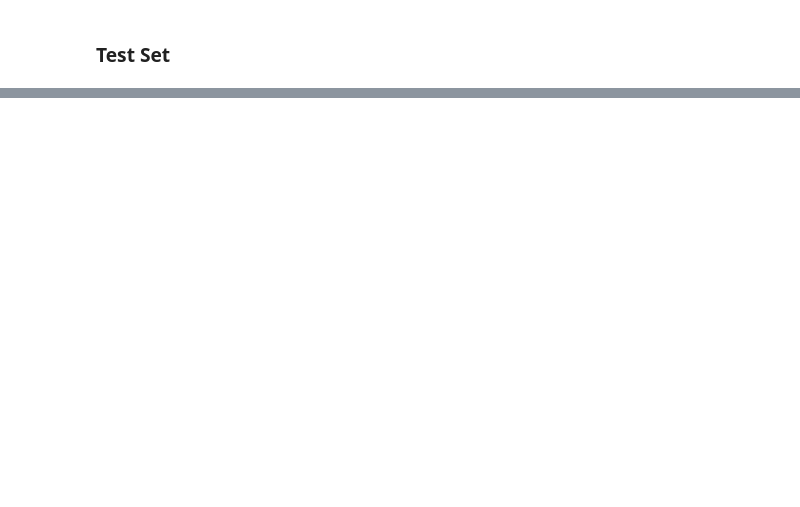
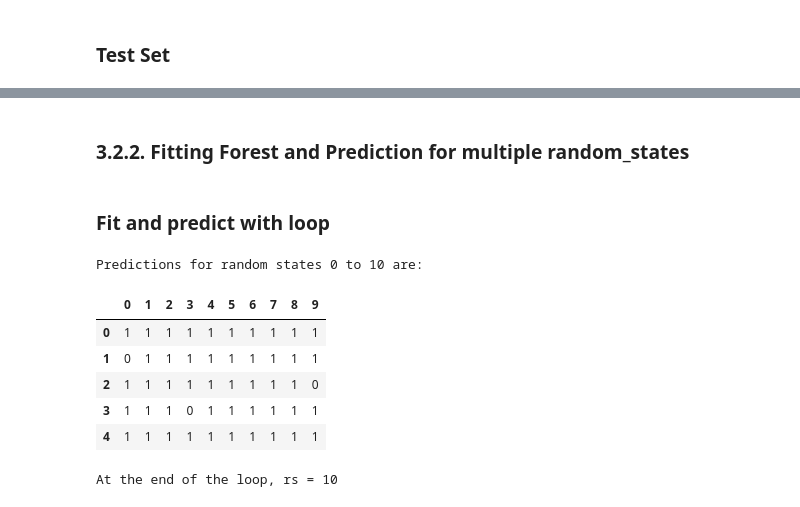
Before and after one commit to mathiasluethi/Machine_Learning_in_Finance_Group_Project, a Jupyter notebook: 3b_prediction_randomforest_-optional-_.ipynb, the cells around one changed output, grey strips where cells are left out. Drawn from its saved outputs; the diff is of its cells as text; code cells hidden in the pictures; blank space fills up the shorter version.

```diff
--- a/3b_prediction_randomforest_-optional-_.ipynb
+++ b/3b_prediction_randomforest_-optional-_.ipynb
@@ -281,0 +335,47 @@ Response Vector y (Test) after Feature Selection:
+# %% [markdown]
+### 3.2.2. Fitting Forest and Prediction for multiple random_states
+# %% [markdown]
+### Fit and predict with loop
+# %%
+# Define Variables
+if VERSION == 1 or VERSION == 2:
+    feature_train = X_train
+    feature_test = X_test
+    response_train = y_train
+    response_test = y_test
+else:
+    feature_train = X_train_s
+    feature_test = X_test_s
+    response_train = y_train_s
+    response_test = y_test_s
+
+# rs = first random state we choose
+# m = number of random states we want to have tried out and the number of predictions we want to make
+rs = 0
+m = 10
+
+df_prediction = pd.DataFrame()
+
+# Loop until random_state = rs = 10
+while rs < m:
+    forest = RandomForestClassifier(random_state = rs)
+    forest.max_depth = 6
+    forest.fit(feature_train, response_train)
+    df_prediction[rs] = forest.predict(feature_test)
+    rs += 1
+
+print('Predictions for random states 0 to 10 are: '+'\n')
+display(df_prediction.head())
+print("")
+print('At the end of the loop, rs = ' + str(rs))
+
+del rs, m
+# %% [output]
+Predictions for random states 0 to 10 are:
+|  | 0 | 1 | 2 | 3 | 4 | 5 | 6 | 7 | 8 | 9 |
+| 0 | 1 | 1 | 1 | 1 | 1 | 1 | 1 | 1 | 1 | 1 |
+| 1 | 0 | 1 | 1 | 1 | 1 | 1 | 1 | 1 | 1 | 1 |
+| 2 | 1 | 1 | 1 | 1 | 1 | 1 | 1 | 1 | 1 | 0 |
+| 3 | 1 | 1 | 1 | 0 | 1 | 1 | 1 | 1 | 1 | 1 |
+| 4 | 1 | 1 | 1 | 1 | 1 | 1 | 1 | 1 | 1 | 1 |
+At the end of the loop, rs = 10
```
Also changed, not shown: parts of 15 cells of this notebook.
